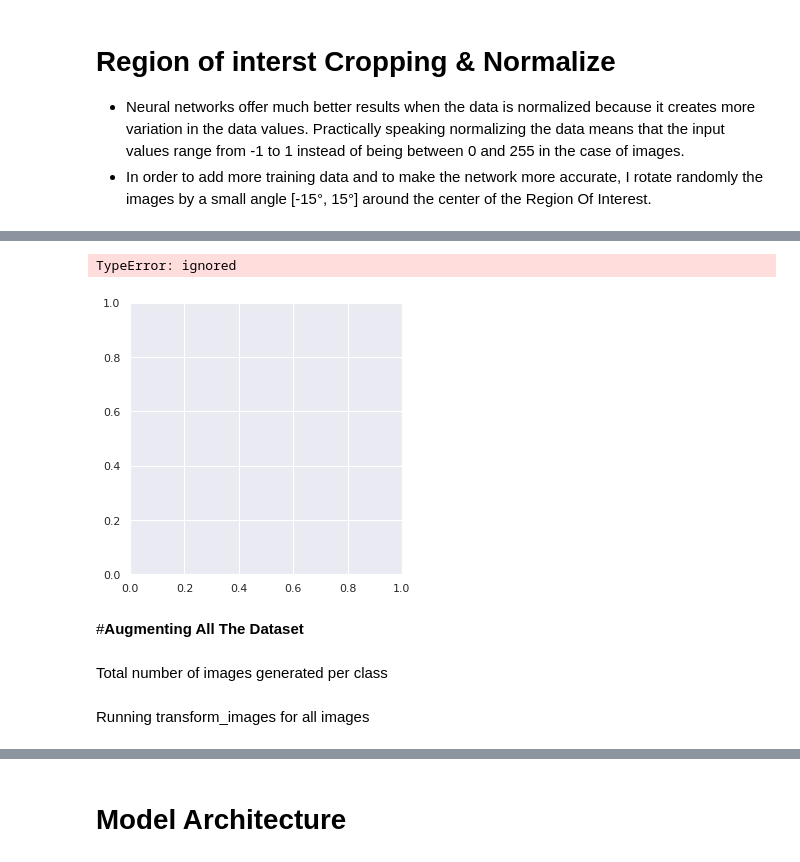
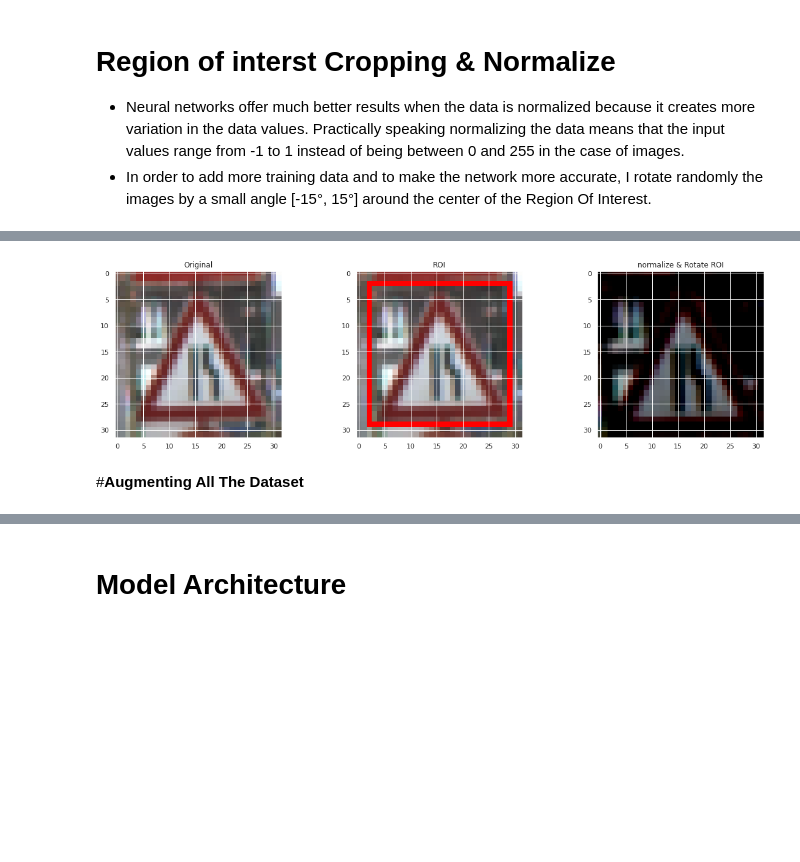
Before and after one commit to oussama95boussaid/Traffic-Sign-Recognition-Classifier-Project, a Jupyter notebook: Traffic_Sign_Classifier.ipynb, the cells around one changed output, grey strips where cells are left out. Cells and saved outputs as stored; diff of their text form; code cells hidden in the pictures; blank space fills up the shorter version.

```diff
--- a/Traffic_Sign_Classifier.ipynb
+++ b/Traffic_Sign_Classifier.ipynb
@@ -50,23 +43,22 @@ def get_name_from_label(label):
 # **Dataset Summary & Exploration**
 # %%
 # Number of training examples
-n_train = X_train.shape[0]
+n_train = len(X_train)
 
 # Number of validation examples
-n_validation = X_valid.shape[0]
+n_validation = len(X_valid)
 
 # Number of testing examples.
-n_test = X_test.shape[0]
+n_test = len(X_test)
 
-#the shape of a traffic sign image
-image_shape =  X_train.shape
-
+# the shape of a traffic sign image
+image_shape = X_train[0].shape
+image_shape_with_n_train =  X_train.shape
 # numbre of classes/labels there are in the dataset.
-n_classes = len(np.unique(y_train))
+n_classes = len(pd.Series(y_train).unique())
 
 print("Number of training examples =", n_train)
 print("Number of testing examples =", n_test)
-print("Number of validation examples =", n_validation)
-print("Image data shape =", X_train.shape[1:])
+print("Image data shape =", image_shape)
 print("Number of classes =", n_classes)
 # %% [output]
@@ -172,18 +175,17 @@ from skimage.transform import resize
 from skimage.transform import rotate
 from skimage.color import rgb2gray
 # %%
-
-
 #generate random value of image
 def someRandomImageId(nb = n_train):
     return int(np.random.rand()*nb)
 
 #normalize the data
 def normalize_features_pos(img_):
-    return ((img_.astype(np.float32) - 128.) / 128.)
+    return (img_-img_.mean())/(np.max(img_)-np.min(img_))
+
 #resize the data to (32,32)
 def resizeSize(img, x=32, y=32):
-    return cv2.resize(img,(x, y), interpolation = cv2.INTER_CUBIC).astype(np.uint8)
+    return cv2.resize(img,(x, y), interpolation = cv2.INTER_CUBIC)
 
 #crop roi in image
 def crop(img, ROI):
@@ -199,8 +201,8 @@ def addROI(img, ROI, color=(255,0, 0)):
 def rectifyCoords(nb, sizes, coords):
     rectified = []
     for j in range(0, nb):
-        x_ratio = image_shape[1] / sizes[j][0]
-        y_ratio = image_shape[2] / sizes[j][1]
+        x_ratio = image_shape_with_n_train[1] / sizes[j][0]
+        y_ratio = image_shape_with_n_train[2] / sizes[j][1]
         rectified.append((int(coords[j][0]*x_ratio), int(coords[j][1]*y_ratio), \
                           int(coords[j][2]*x_ratio), int(coords[j][3]*y_ratio)))
     return rectified
@@ -245,11 +247,10 @@ Augmenting functions defined.
 - In order to add more training data and to make the network more accurate, I rotate randomly the images by a small angle [-15°, 15°] around the center of the Region Of Interest.
 # %%
 
-
-#i = someRandomImageId()
+i = someRandomImageId()
 #print(i)
-i=10852
+#i=10852
 arguments = (('Original', X_train[i]), ('ROI', addROI(X_train[i], rectified_train_coords[i])),('normalize & Rotate ROI', augment_img(X_train[i], rectified_train_coords[i])))
-print(augment_img(X_train[i], rectified_train_coords[i]).shape)
-plotAugmentation(arguments)
+#print(augment_img(X_train[i], rectified_train_coords[i]).shape)
+plotAugmentation(arguments,save="test2")
 # %% [output]
@@ -257,6 +258,3 @@ plotAugmentation(arguments)
-TypeError: ignored
-[figure, old version]
+[figure, new version]
 # %% [markdown]
 #**Augmenting All The Dataset**
-# %% [markdown]
-Total number of images generated per class
@@ -281,2 +260,0 @@ for class_ in values:
-# %% [markdown]
-Running transform_images for all images
```
Also changed, not shown: parts of 34 cells of this notebook.
